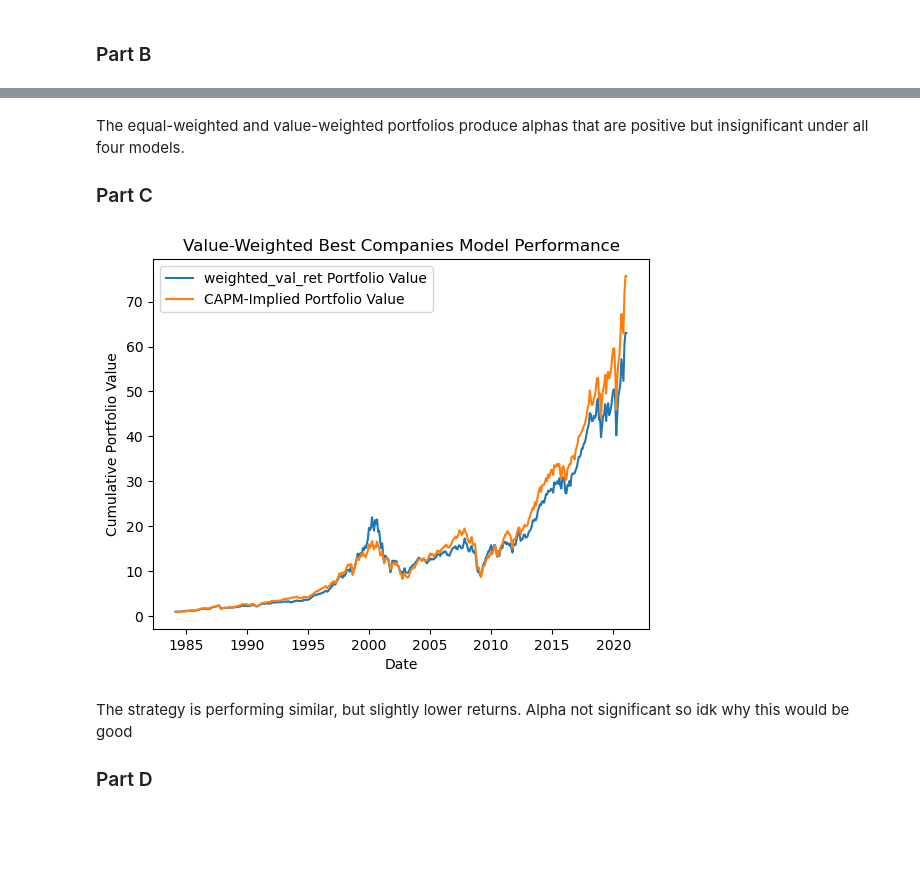
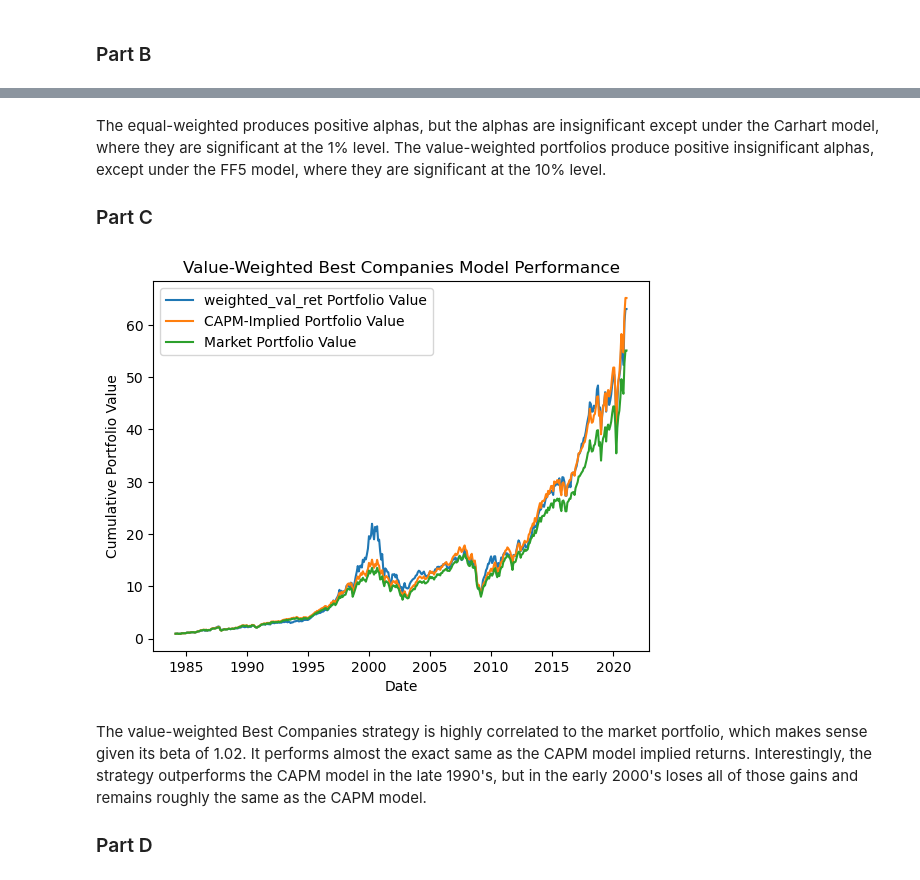
Before and after one commit to KMcCand/Hedge_Funds_Caltech, a Jupyter notebook: BEM114 HW3/BEM114_HW3_Andrew_Daniel_Kyle.ipynb, the cells around one changed output, grey strips where cells are left out. Drawn from its saved outputs; the diff is of its cells as text; code cells hidden in the pictures; blank space fills up the shorter version.

```diff
--- a/BEM114 HW3/BEM114_HW3_Andrew_Daniel_Kyle.ipynb
+++ b/BEM114 HW3/BEM114_HW3_Andrew_Daniel_Kyle.ipynb
@@ -109,10 +109,12 @@ def plot_cum_returns(df, return_col_name, capm_beta, title):
     dates = df['date'] // 100 + (df['date'] % 100) / 12
     strategy_cumulative = (df[return_col_name] / 100 + 1.0).cumprod()
     mir_cumulative = (df[return_col_name + '_MIR'] / 100 + 1.0).cumprod()
+    market_cumulative = ((df['Mkt-RF'] + df['RF']) / 100 + 1.0).cumprod()
 
     plt.figure()
     plt.plot(dates, strategy_cumulative, label=f'{return_col_name} Portfolio Value')
     plt.plot(dates, mir_cumulative, label=f'CAPM-Implied Portfolio Value')
+    plt.plot(dates, market_cumulative, label=f'Market Portfolio Value')
 
     plt.title(f'{title} Model Performance')
     plt.xlabel('Date')
@@ -421,20 +423,20 @@ Covariance Type:            nonrobust
 Notes:
 [1] Standard Errors assume that the covariance matrix of the errors is correctly specified.
 # %% [markdown]
-The equal-weighted and value-weighted portfolios produce alphas that are positive but insignificant under all four models.
+The equal-weighted produces positive alphas, but the alphas are insignificant except under the Carhart model, where they are significant at the 1% level. The value-weighted portfolios produce positive insignificant alphas, except under the FF5 model, where they are significant at the 10% level.
 
 ### Part C
 # %%
 val_ff5 = pd.merge(val_returns.to_frame(), ff5, how='inner', on=['date'])
 assert len(val_ff5) == len(val_returns)
 
 val_ff5['date'] = (val_ff5['date'].str[:4] + val_ff5['date'].str[5:]).astype('int')
 
-plot_cum_returns(val_ff5, 'weighted_val_ret', eq_capm_beta, 'Value-Weighted Best Companies')
+plot_cum_returns(val_ff5, 'weighted_val_ret', val_capm_beta, 'Value-Weighted Best Companies')
 # %% [output]
-[figure, old version]
+[figure, new version]
 # %% [markdown]
-The strategy is performing similar, but slightly lower returns. Alpha not significant so idk why this would be good
+The value-weighted Best Companies strategy is highly correlated to the market portfolio, which makes sense given its beta of 1.02. It performs almost the exact same as the CAPM model implied returns. Interestingly, the strategy outperforms the CAPM model in the late 1990's, but in the early 2000's loses all of those gains and remains roughly the same as the CAPM model.
 
 ### Part D
 # %%
```
Also changed, not shown: parts of 12 cells of this notebook, 1 other file.
